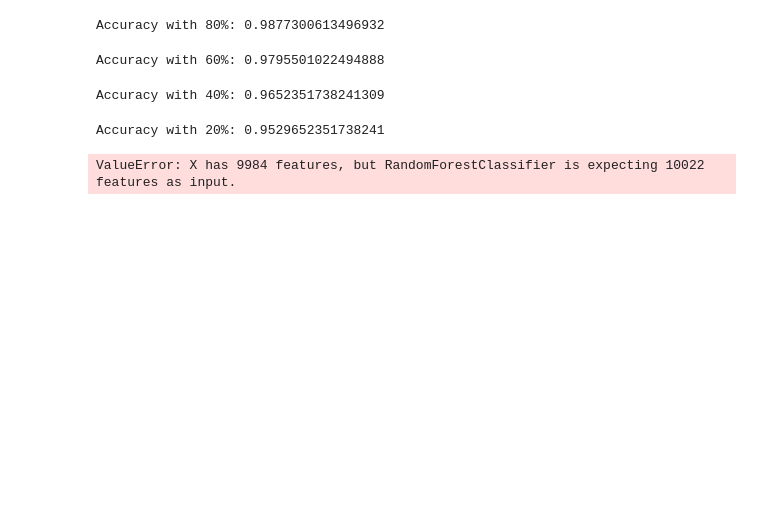
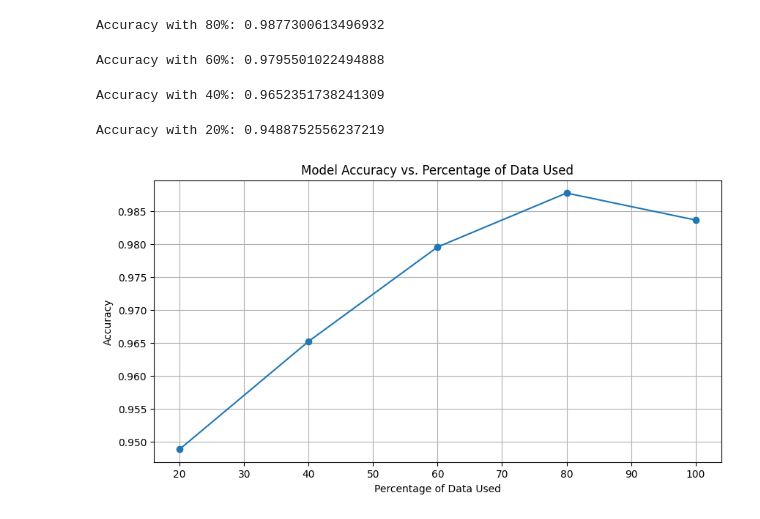
Before and after one commit to hardik1408/CS771, a Jupyter notebook: combined.ipynb, the cells around one changed output. Cells and saved outputs as stored; diff of their text form; code cells hidden in the pictures; blank space fills up the shorter version.

```diff
--- a/combined.ipynb
+++ b/combined.ipynb
@@ -206,52 +216,50 @@ Accuracy with 100%: 0.9877300613496932
 clf_1 = RandomForestClassifier(n_estimators=250, random_state=0)
 clf_1.fit(train_examples_80, train_labels_80)
 y_pred = clf_1.predict(valid)
-print("Accuracy with 80%:", accuracy_score(valid_labels, y_pred))
+acc_80 = accuracy_score(valid_labels, y_pred)
+print("Accuracy with 80%:", acc_80)
 # %% [output]
 Accuracy with 80%: 0.9877300613496932
 # %%
 clf_2 = RandomForestClassifier(n_estimators=250, random_state=0)
 clf_2.fit(train_examples_60, train_labels_60)
 y_pred = clf_2.predict(valid)
-print("Accuracy with 60%:", accuracy_score(valid_labels, y_pred))
+acc_60 = accuracy_score(valid_labels, y_pred)
+print("Accuracy with 60%:", acc_60)
 # %% [output]
 Accuracy with 60%: 0.9795501022494888
 # %%
 clf_3 = RandomForestClassifier(n_estimators=250,  random_state=0)
 clf_3.fit(train_examples_40, train_labels_40)
 y_pred = clf_3.predict(valid)
-print("Accuracy with 40%:", accuracy_score(valid_labels, y_pred))
+acc_40 = accuracy_score(valid_labels, y_pred)
+print("Accuracy with 40%:", acc_40)
 # %% [output]
 Accuracy with 40%: 0.9652351738241309
 # %%
 clf_4 = RandomForestClassifier(n_estimators=250, random_state=0)
 clf_4.fit(train_examples_20, train_labels_20)
 y_pred = clf_4.predict(valid)
-print("Accuracy with 20%:", accuracy_score(valid_labels, y_pred))
+acc_20 = accuracy_score(valid_labels, y_pred)
+print("Accuracy with 20%:", acc_20)
 # %% [output]
-Accuracy with 20%: 0.9529652351738241
+Accuracy with 20%: 0.9488752556237219
 # %%
 import matplotlib.pyplot as plt
 
 # Percentages of data used
 percentages = [100, 80, 60, 40, 20]
 
 # Accuracies corresponding to the percentages
-accuracies = [
-    accuracy_score(valid_labels, clf.predict(valid_examples_flat)),
-    accuracy_score(valid_labels, clf_1.predict(valid_examples_flat)),
-    accuracy_score(valid_labels, clf_2.predict(valid_examples_flat)),
-    accuracy_score(valid_labels, clf_3.predict(valid_examples_flat)),
-    accuracy_score(valid_labels, clf_4.predict(valid_examples_flat))
-]
+accuracies = [acc_100, acc_80, acc_60, acc_40, acc_20]
 
 # Plotting the accuracies
 plt.figure(figsize=(10, 5))
 plt.plot(percentages, accuracies, marker='o')
 plt.title('Model Accuracy vs. Percentage of Data Used')
 plt.xlabel('Percentage of Data Used')
 plt.ylabel('Accuracy')
 plt.grid(True)
 plt.show()
 # %% [output]
-ValueError: X has 9984 features, but RandomForestClassifier is expecting 10022 features as input.
+[figure, added]
```
Also changed, not shown: parts of 4 cells of this notebook, 19 other files.
